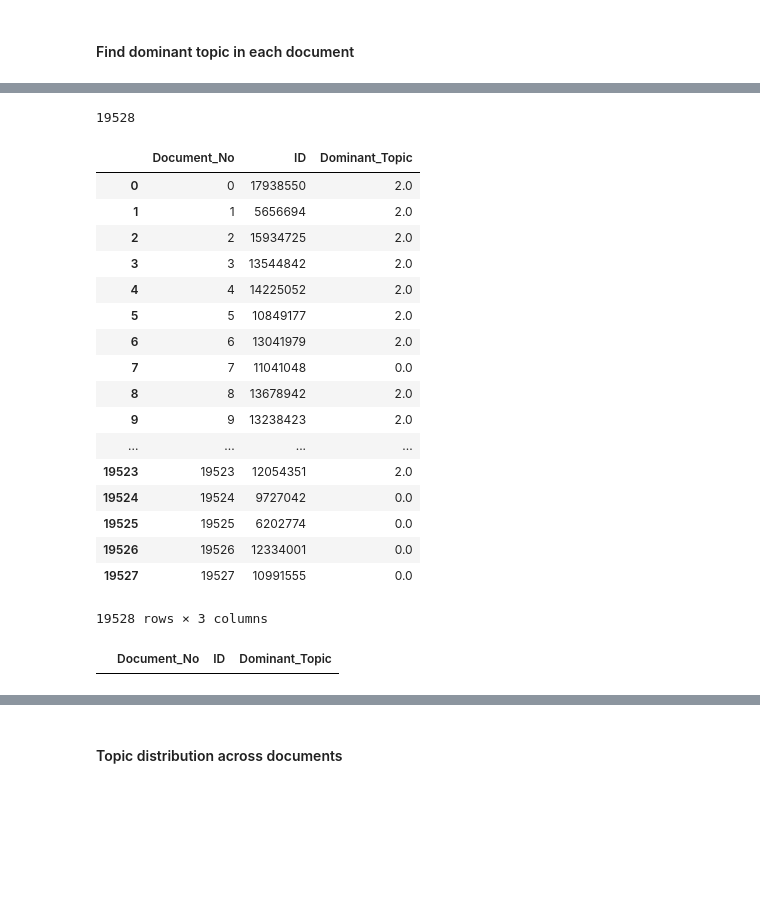
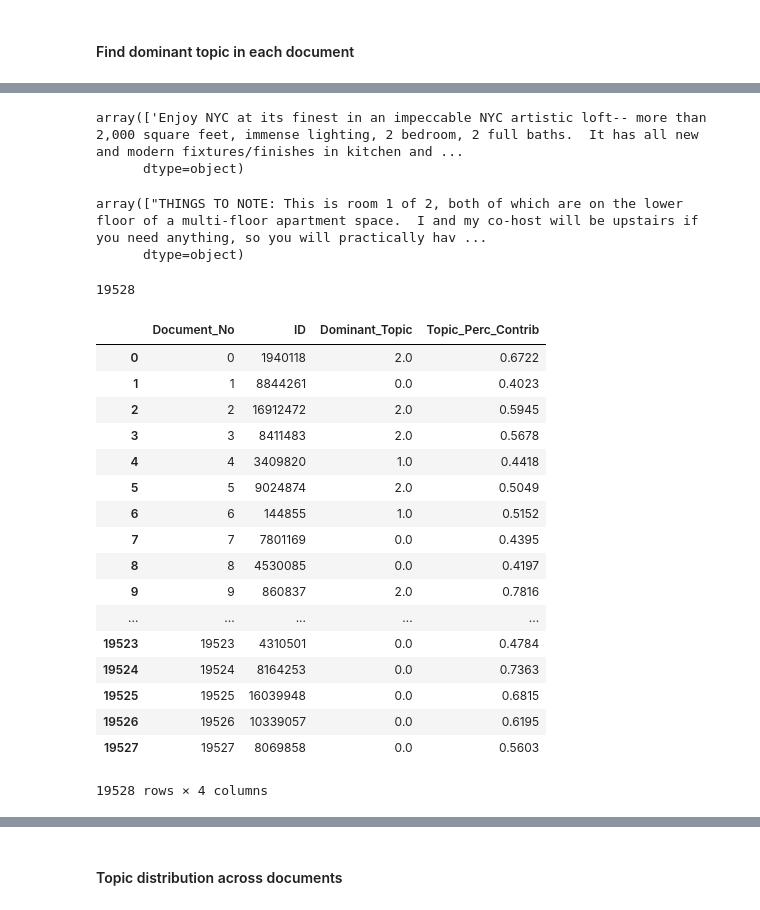
Before and after one commit to deepak-karkala/airbnb-data-science, a Jupyter notebook: notebooks/search_listings_by_neighbourhood_vibe.ipynb, the cells around one changed output, grey strips where cells are left out. Cells and saved outputs as stored; diff of their text form; code cells hidden in the pictures; blank space fills up the shorter version.

```diff
--- a/notebooks/search_listings_by_neighbourhood_vibe.ipynb
+++ b/notebooks/search_listings_by_neighbourhood_vibe.ipynb
@@ -58,6 +58,8 @@ stop_words.extend(stopwords.words('german'))
 #stop_words.extend(['from', 'subject', 're', 'edu', 'use', 'room', 'apartment', 'bedroom', 'home', 'bed', 'bathroom', 'kitchen',
 #                  'NEIGHBORHOOD', 'neighborhood', 'apartment', "pie", "acce", "tre", "appartement", "commerce", "immeuble",
 #                 ])
+
+stop_words.extend(["room", "bedroom", "apartment", "bed", "bathroom", "floor", "kitchen", "living"])
 # %% [markdown]
 #### Load dataset
 # %%
@@ -87,7 +89,7 @@ def get_vibe_text(x):
 # %%
 # Convert to list
 #data = df.sample(n=10000, random_state=1)["vibe_text"].values.tolist()
-df_nyc = df[df["City"]=="Amsterdam"].copy()
+df_nyc = df[df["City"]=="New York"].copy()
 df_nyc.reset_index(inplace=True)
 del df_nyc["index"]
 df_nyc.reset_index(inplace=True)
@@ -171,0 +207,6 @@ corpus = [id2word.doc2bow(text) for text in texts]
+# %%
+idword_mapping = ""
+for i in range(20):
+    # print(str(i) + " - " + id2word.get(i))
+    idword_mapping += "(" + str(i) + ", " + id2word.get(i) + "), "
+idword_mapping
@@ -256,9 +315,8 @@ def format_topics_sentences(ldamodel=lda_model, corpus=corpus, texts=data):
 
     # Get main topic in each document
     for i, row in enumerate(ldamodel[corpus]):
-        row = sorted(row, key=lambda x: (x[1]), reverse=True)
-        if i%1000==0:
-            print(i)
+        #print(i)
+        row = sorted(row[0], key=lambda x: (x[1]), reverse=True)
         # Get the Dominant topic, Perc Contribution and Keywords for each document
         for j, (topic_num, prop_topic) in enumerate(row):
             if j == 0:  # => dominant topic
@@ -288,35 +378,42 @@ TypeError: '<' not supported between instances of 'int' and 'tuple'
+# %%
+df_nyc[df_nyc["Document_No"]==10241]["Description"].values
+# %% [output]
+array(['Enjoy NYC at its finest in an impeccable NYC artistic loft-- more than 2,000 square feet, immense lighting, 2 bedroom, 2 full baths.  It has all new and modern fixtures/finishes in kitchen and ...
+      dtype=object)
+# %%
+df_nyc[df_nyc["Document_No"]==16322]["Description"].values
+# %% [output]
+array(["THINGS TO NOTE: This is room 1 of 2, both of which are on the lower floor of a multi-floor apartment space.  I and my co-host will be upstairs if you need anything, so you will practically hav ...
+      dtype=object)
 # %%
 len(df_dominant_topic)
 # %% [output]
 19528
 # %%
-dff = df.reset_index()
-dff.rename(columns={"index": "Document_No"}, inplace=True)
+#dff = dff.reset_index()
+#dff.rename(columns={"index": "Document_No"}, inplace=True)
+dff = df_nyc.copy()
 dff = dff[["Document_No", "ID"]]
-dff = dff.set_index("Document_No").join(df_dominant_topic[["Document_No", "Dominant_Topic"]].set_index("Document_No")).reset_index()
+dff = dff.set_index("Document_No").join(df_dominant_topic[["Document_No", "Dominant_Topic", "Topic_Perc_Contrib"]].set_index("Document_No")).reset_index()
 dff.dropna(inplace=True)
 dff.to_csv("df_topic.csv", index=False)
 dff
 # %% [output]
-|  | Document_No | ID | Dominant_Topic |
-| 0 | 0 | 17938550 | 2.0 |
-| 1 | 1 | 5656694 | 2.0 |
-| 2 | 2 | 15934725 | 2.0 |
-| 3 | 3 | 13544842 | 2.0 |
-| 4 | 4 | 14225052 | 2.0 |
-| 5 | 5 | 10849177 | 2.0 |
-| 6 | 6 | 13041979 | 2.0 |
-| 7 | 7 | 11041048 | 0.0 |
-| 8 | 8 | 13678942 | 2.0 |
-| 9 | 9 | 13238423 | 2.0 |
-| ... | ... | ... | ... |
-| 19523 | 19523 | 12054351 | 2.0 |
-| 19524 | 19524 | 9727042 | 0.0 |
-| 19525 | 19525 | 6202774 | 0.0 |
-| 19526 | 19526 | 12334001 | 0.0 |
-| 19527 | 19527 | 10991555 | 0.0 |
+|  | Document_No | ID | Dominant_Topic | Topic_Perc_Contrib |
+| 0 | 0 | 1940118 | 2.0 | 0.6722 |
+| 1 | 1 | 8844261 | 0.0 | 0.4023 |
+| 2 | 2 | 16912472 | 2.0 | 0.5945 |
+| 3 | 3 | 8411483 | 2.0 | 0.5678 |
+| 4 | 4 | 3409820 | 1.0 | 0.4418 |
+| 5 | 5 | 9024874 | 2.0 | 0.5049 |
+| 6 | 6 | 144855 | 1.0 | 0.5152 |
+| 7 | 7 | 7801169 | 0.0 | 0.4395 |
+| 8 | 8 | 4530085 | 0.0 | 0.4197 |
+| 9 | 9 | 860837 | 2.0 | 0.7816 |
+| ... | ... | ... | ... | ... |
+| 19523 | 19523 | 4310501 | 0.0 | 0.4784 |
+| 19524 | 19524 | 8164253 | 0.0 | 0.7363 |
+| 19525 | 19525 | 16039948 | 0.0 | 0.6815 |
+| 19526 | 19526 | 10339057 | 0.0 | 0.6195 |
+| 19527 | 19527 | 8069858 | 0.0 | 0.5603 |
-19528 rows × 3 columns
+19528 rows × 4 columns
-# %%
-dff[dff["ID"]==12363329]
-# %% [output]
-|  | Document_No | ID | Dominant_Topic |
```
Also changed, not shown: parts of 22 cells of this notebook, 1 other file.
